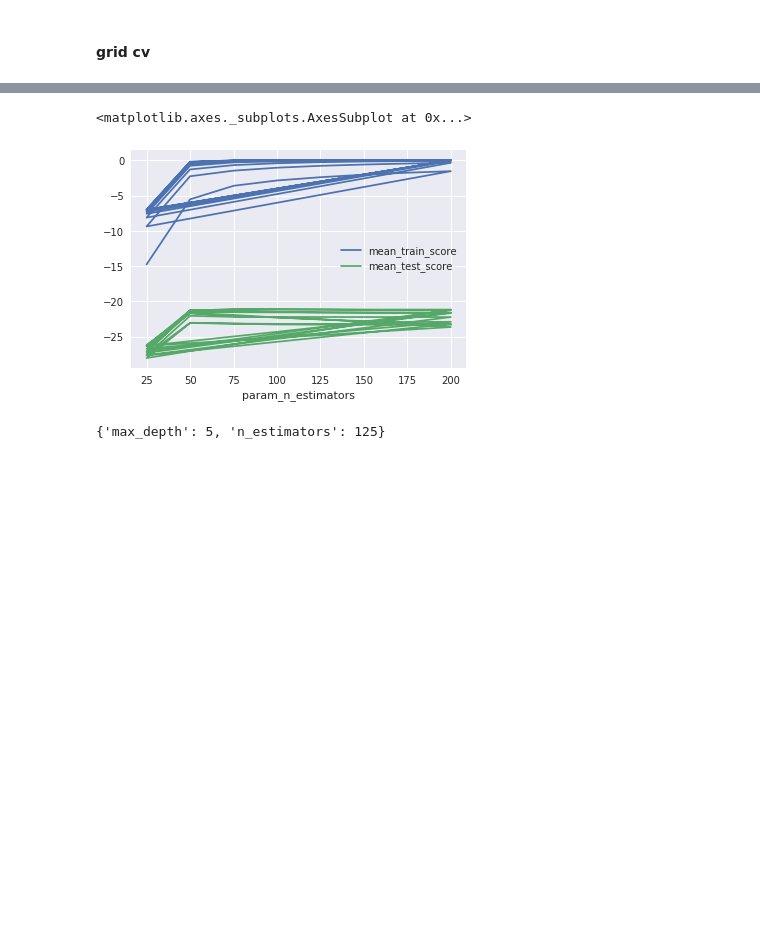
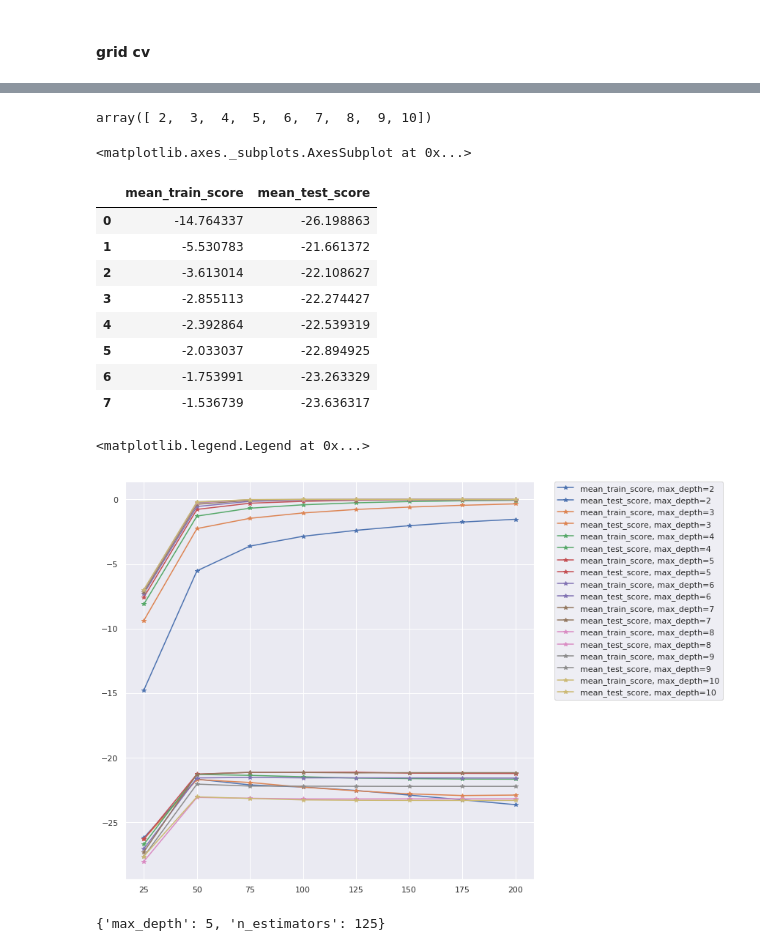
Before and after one commit to ytrushkov1/coursera_mipt_ml, a Jupyter notebook: c2_supervised_learning/w04/pa_grad_boosting.ipynb, the cells around one changed output, grey strips where cells are left out. Drawn from its saved outputs; the diff is of its cells as text; code cells hidden in the pictures; blank space fills up the shorter version.

```diff
--- a/c2_supervised_learning/w04/pa_grad_boosting.ipynb
+++ b/c2_supervised_learning/w04/pa_grad_boosting.ipynb
@@ -406,5 +452,22 @@ cv_results[sorted(cv_results)]
+# %%
+max_depth_range
+# %% [output]
+array([ 2,  3,  4,  5,  6,  7,  8,  9, 10])
+# %%
+mask = cv_results['params'].map(lambda x: x['max_depth'] == 2)
+# %%
+ax
+# %% [output]
+<matplotlib.axes._subplots.AxesSubplot at 0x...>
 # %%
-cv_results.plot(x='param_n_estimators', y=['mean_train_score', 'mean_test_score'])
+cv_results.loc[mask, ['mean_train_score', 'mean_test_score']]
 # %% [output]
-<matplotlib.axes._subplots.AxesSubplot at 0x...>
-[figure, removed]
+|  | mean_train_score | mean_test_score |
+| 0 | -14.764337 | -26.198863 |
+| 1 | -5.530783 | -21.661372 |
+| 2 | -3.613014 | -22.108627 |
+| 3 | -2.855113 | -22.274427 |
+| 4 | -2.392864 | -22.539319 |
+| 5 | -2.033037 | -22.894925 |
+| 6 | -1.753991 | -23.263329 |
+| 7 | -1.536739 | -23.636317 |
@@ -410,0 +476,2 @@ cv_results.plot(x='param_n_estimators', y=['mean_train_score', 'mean_test_score'
+# %%
+prop_cycle = plt.rcParams['axes.prop_cycle']
@@ -411,3 +480,20 @@ cv_results.plot(x='param_n_estimators', y=['mean_train_score', 'mean_test_score'
+# %%
+fig, ax = plt.subplots(1, 1, figsize=(10, 10))
+
+colors_iter = itertools.cycle(plt.rcParams['axes.prop_cycle'].by_key()['color'])
+
+for max_depth in max_depth_range[::1]:
+    mask = cv_results['params'].map(lambda x: x['max_depth'] == max_depth)
+    color = next(colors_iter)
+    plt.plot(n_estimators_range, cv_results.loc[mask, 'mean_train_score'],
+             '*-', label='mean_train_score, max_depth={}'.format(max_depth), color=color)
+    plt.plot(n_estimators_range, cv_results.loc[mask, 'mean_test_score'],
+             '*-', label='mean_test_score, max_depth={}'.format(max_depth), color=color)
+
+plt.legend(bbox_to_anchor=(1.05, 1), loc=2, borderaxespad=0.)
+# %% [output]
+<matplotlib.legend.Legend at 0x...>
+[figure, added]
 # %%
 grid_cv.best_params_
 # %% [output]
```
Also changed, not shown: parts of 18 cells of this notebook, 37 other files.
